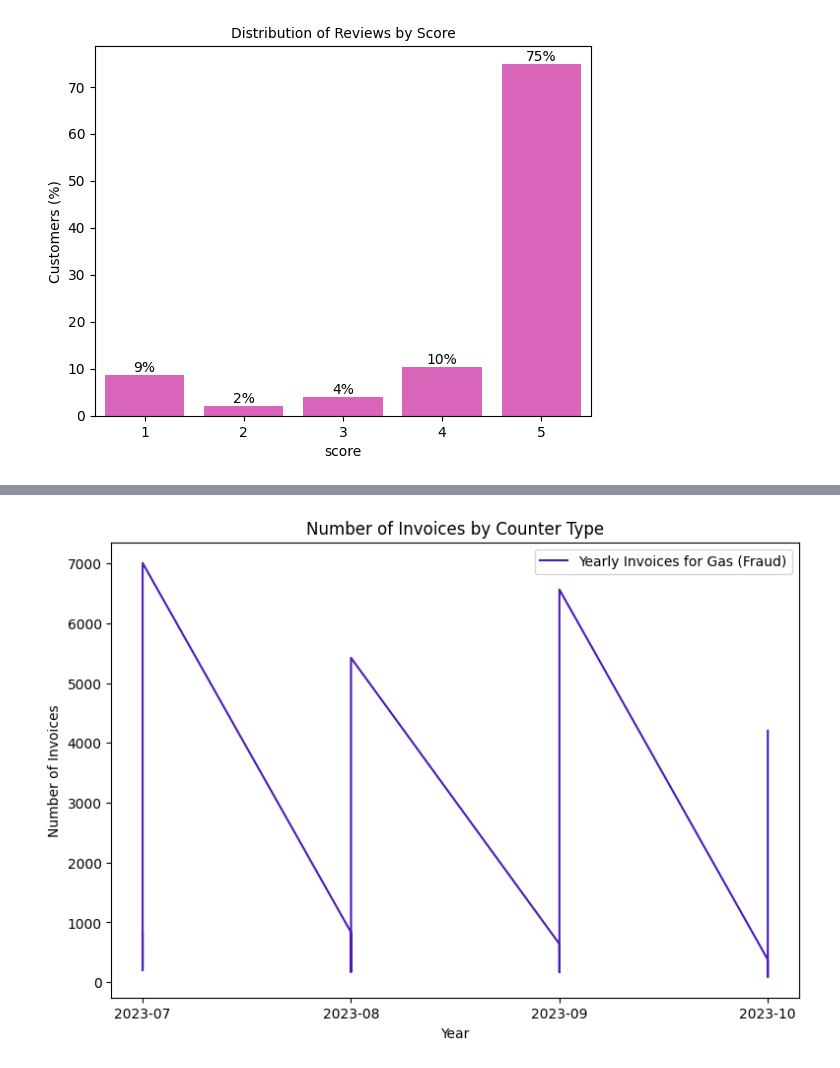
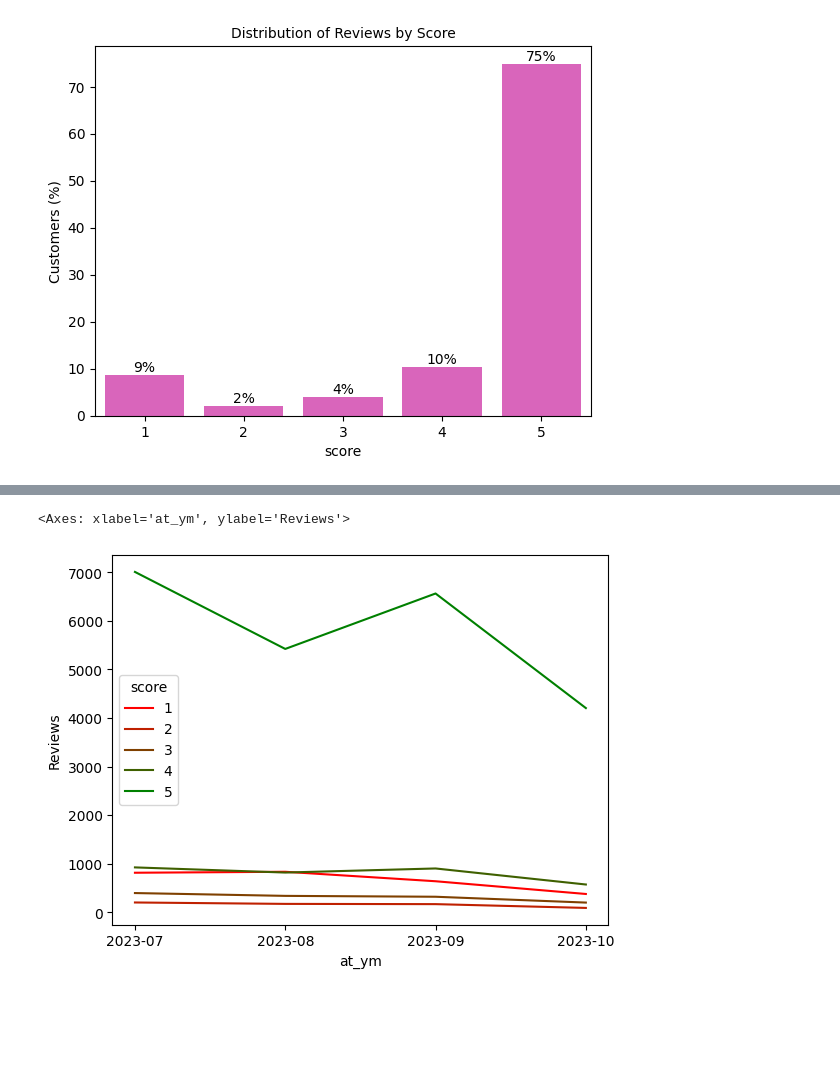
Before and after one commit to dschjanice/capstone_chat-gpt, a Jupyter notebook: notebooks/1_eda.ipynb, the cells around one changed output, grey strips where cells are left out. Cells and saved outputs as stored; diff of their text form; code cells hidden in the pictures; blank space fills up the shorter version.

Commit message:
First draft for the NLP extracion and line charts for the eda

```diff
--- a/notebooks/1_eda.ipynb
+++ b/notebooks/1_eda.ipynb
@@ -211,16 +210,5 @@ plt.plot(x=df['at'], y=, )
-# %%
-f, ax = plt.subplots(1, figsize=[9, 6])
-plt.plot(df_at['at_ym'],
-            df_at['count'],
-            label = "Yearly Invoices for Gas (Fraud)",
-            color = "#4C19BB")
-
-plt.title('Number of Invoices by Counter Type')
-plt.xlabel('Year')
-plt.ylabel('Number of Invoices')
-#ax.set_ylim(bottom=0, top=280000)
-
-plt.legend()
-plt.show()
-# %% [output]
-[figure, removed]
+# %%
+sns.lineplot(data=df_at, x="at_ym", y="Reviews", hue="score", palette="blend:r,g")
+# %% [output]
+<Axes: xlabel='at_ym', ylabel='Reviews'>
+[figure, added]
```
Also changed, not shown: parts of 4 cells of this notebook, 3 other files.
